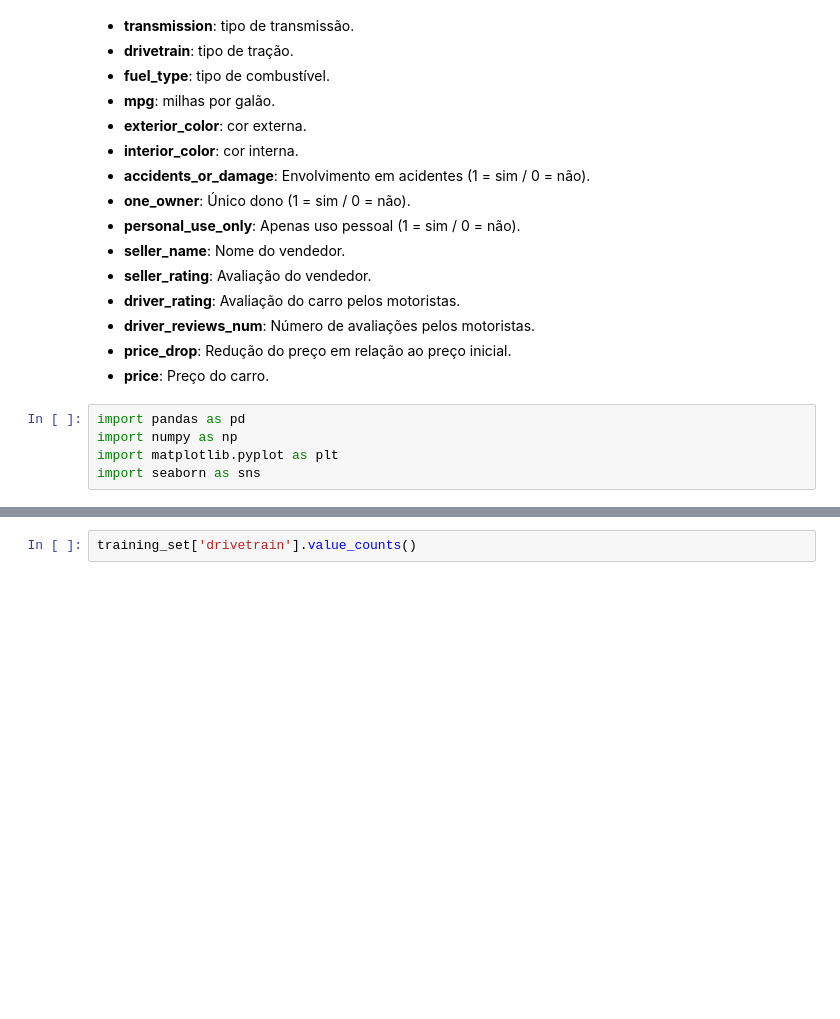
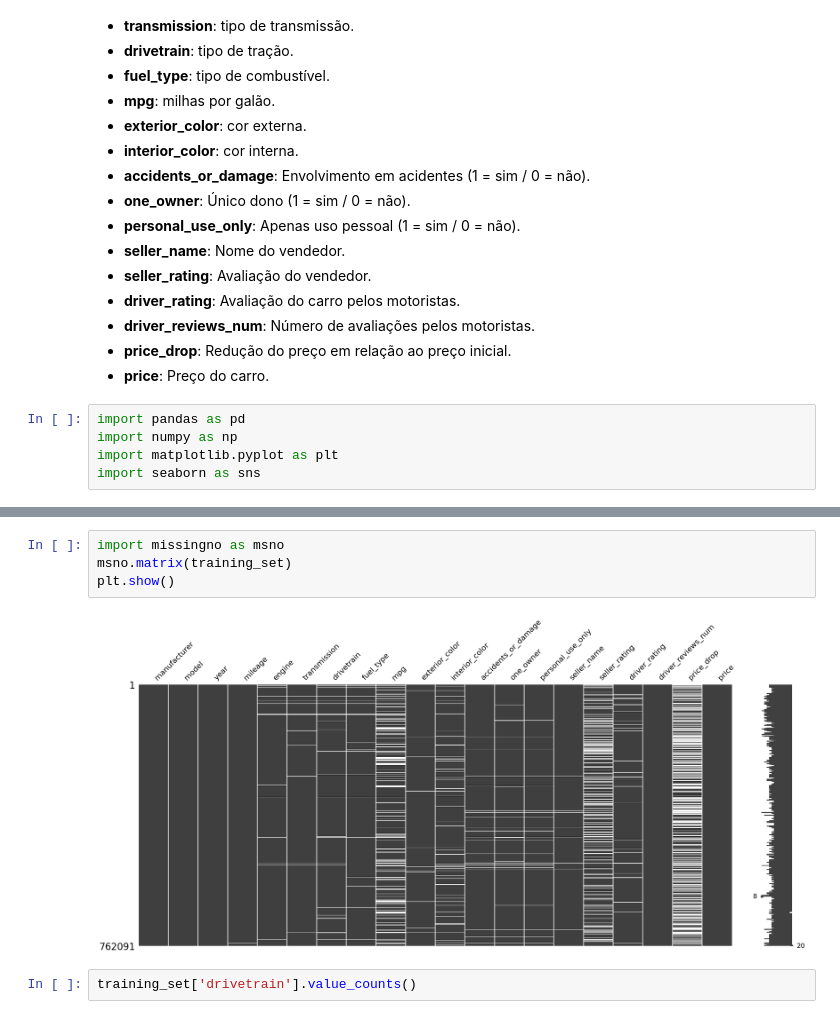
Before and after one commit to BaRobles/Compass_Data_Science, a Jupyter notebook: Sprint-2/Sprint 2.ipynb, the cells around one changed output, grey strips where cells are left out. Cells and saved outputs as stored; diff of their text form; blank space fills up the shorter version.

```diff
--- a/Sprint-2/Sprint 2.ipynb
+++ b/Sprint-2/Sprint 2.ipynb
@@ -92,3 +148,9 @@ plt.show()
+# %%
+import missingno as msno
+msno.matrix(training_set)
+plt.show()
+# %% [output]
+[figure, added]
 # %%
 training_set['drivetrain'].value_counts()
 # %% [output]
```
Also changed, not shown: parts of 23 cells of this notebook.
